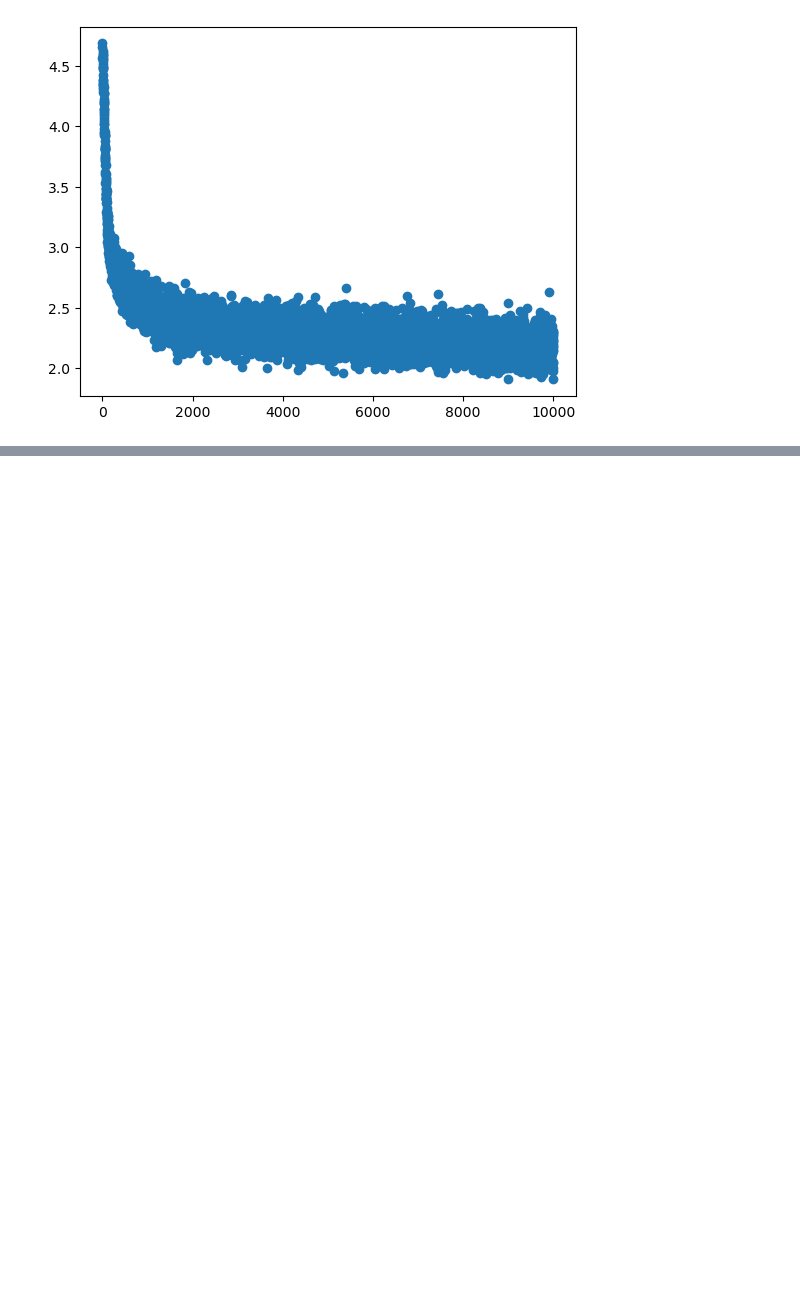
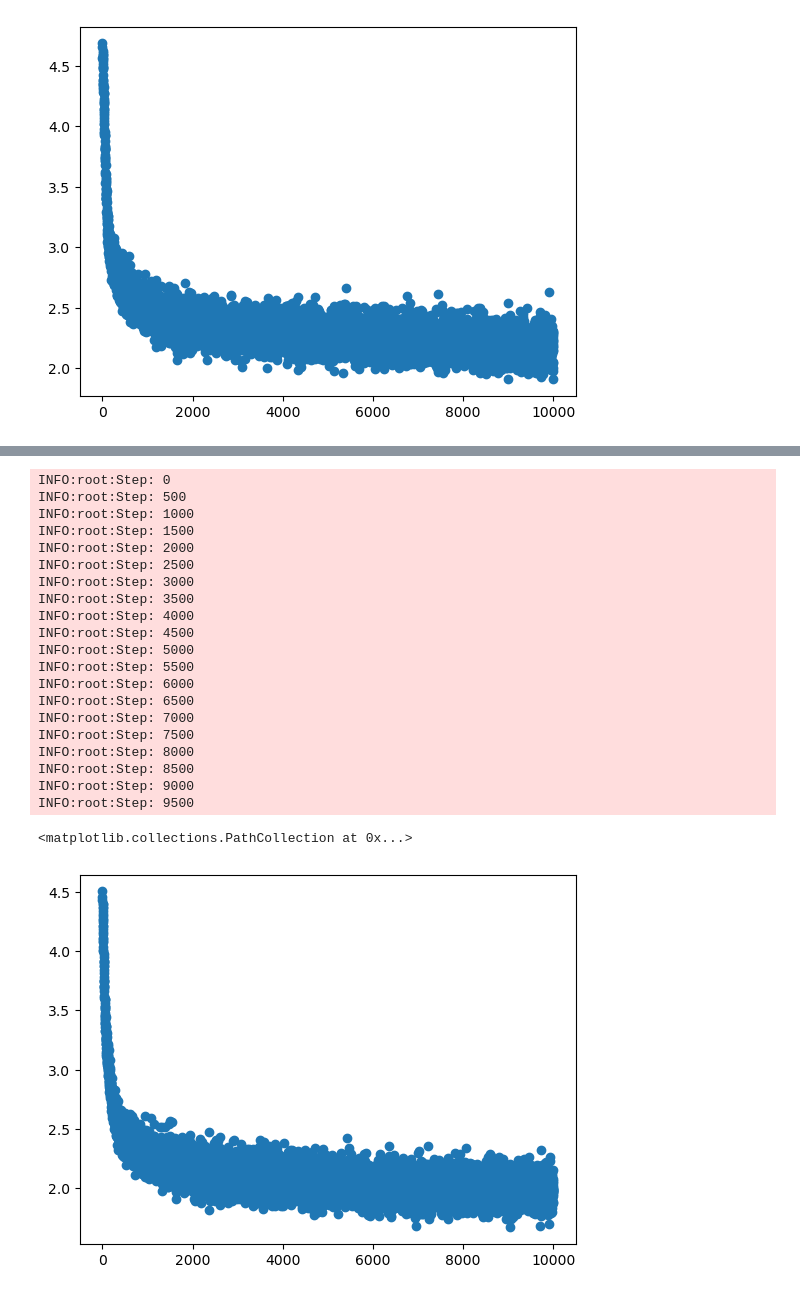
Before and after one commit to james-a-watson/mini-tolkien, a Jupyter notebook: transformer_model.ipynb, the cells around one changed output, grey strips where cells are left out. Saved outputs shown, nothing was run; the diff lists cells and outputs as text; code cells hidden in the pictures; blank space fills up the shorter version.

```diff
--- a/transformer_model.ipynb
+++ b/transformer_model.ipynb
@@ -977,0 +979,9 @@ decode(m.generate(idx_init, max_new_tokens=100)[0].tolist())
+# %%
+def get_batch(split):
+    # generate a small batch of data of inputs x and targets y
+    data = train_data if split == 'train' else val_data
+    ix = torch.randint(len(data) - block_size, (batch_size,))
+    x = torch.stack([data[i:i+block_size] for i in ix])
+    y = torch.stack([data[i+1:i+block_size+1] for i in ix])
+    x, y = x.to(device), y.to(device)
+    return x, y
@@ -999,0 +1077,2 @@ plt.scatter(range(0, 10000), losses)
+# %%
+dropout = 0.2
@@ -1000,2 +1218,47 @@ plt.scatter(range(0, 10000), losses)
+# %%
+batch_size = 32
+number_of_steps = 10000
+losses = []
+m = GPTLanguageModel()
+m.to(device)
+optimizer = torch.optim.AdamW(m.parameters(), lr=1e-3)
+m.train()
+
+for steps in range(number_of_steps):
+    if steps % 500 == 0:
+        logger.info(f"Step: {steps}")
+    xb, yb = get_batch(train_data)
+
+    logits, loss = m(xb, yb)
+    optimizer.zero_grad(set_to_none=True)
+    loss.backward()
+    optimizer.step()
+
+    losses.append(loss.item())
+
+plt.scatter(range(0, 10000), losses)
+# %% [output]
+INFO:root:Step: 0
+INFO:root:Step: 500
+INFO:root:Step: 1000
+INFO:root:Step: 1500
+INFO:root:Step: 2000
+INFO:root:Step: 2500
+INFO:root:Step: 3000
+INFO:root:Step: 3500
+INFO:root:Step: 4000
+INFO:root:Step: 4500
+INFO:root:Step: 5000
+INFO:root:Step: 5500
+INFO:root:Step: 6000
+INFO:root:Step: 6500
+INFO:root:Step: 7000
+INFO:root:Step: 7500
+INFO:root:Step: 8000
+INFO:root:Step: 8500
+INFO:root:Step: 9000
+INFO:root:Step: 9500
+<matplotlib.collections.PathCollection at 0x...>
+[figure, added]
 # %%
 def generate_text(model, text_length):
```
Also changed, not shown: parts of 12 cells of this notebook.
